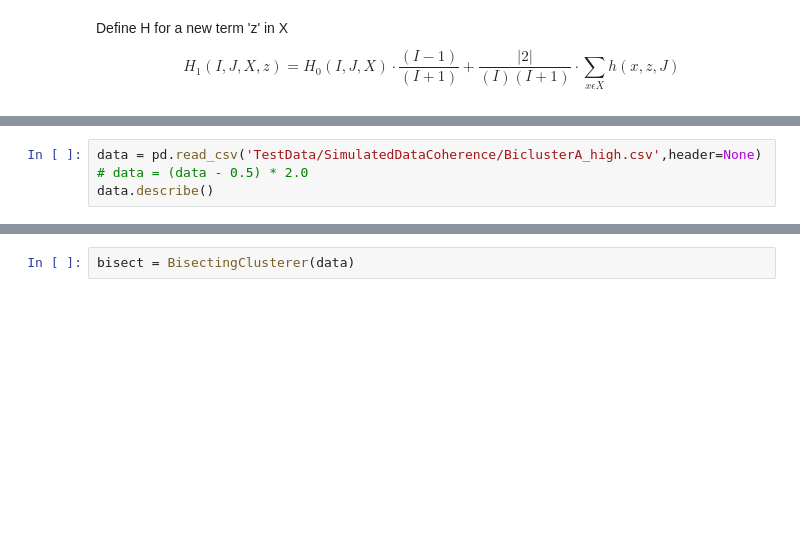
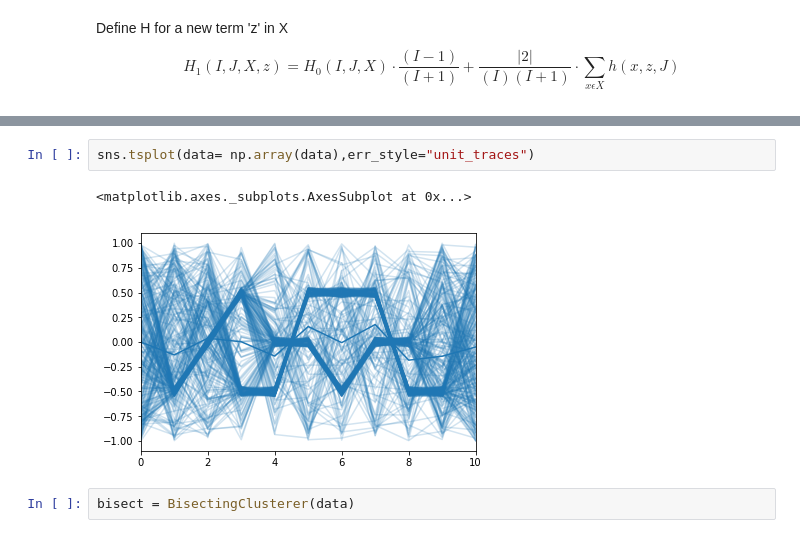
Before and after one commit to josechudev/GeneExpressionBiClustering, a Jupyter notebook: Notebooks/3.1 TS-RAPOOC.ipynb, the cells around one changed output, grey strips where cells are left out. Cells and saved outputs as stored; diff of their text form; blank space fills up the shorter version.

```diff
--- a/Notebooks/3.1 TS-RAPOOC.ipynb
+++ b/Notebooks/3.1 TS-RAPOOC.ipynb
@@ -149,4 +175,0 @@ none labels 5
-# %%
-data = pd.read_csv('TestData/SimulatedDataCoherence/BiclusterA_high.csv',header=None)
-# data = (data - 0.5) * 2.0
-data.describe()
@@ -153,3 +226,8 @@ data.describe()
+# %%
+sns.tsplot(data= np.array(data),err_style="unit_traces")
+# %% [output]
+<matplotlib.axes._subplots.AxesSubplot at 0x...>
+[figure, added]
 # %%
 bisect = BisectingClusterer(data)
 # %%
```
Also changed, not shown: parts of 7 cells of this notebook.
